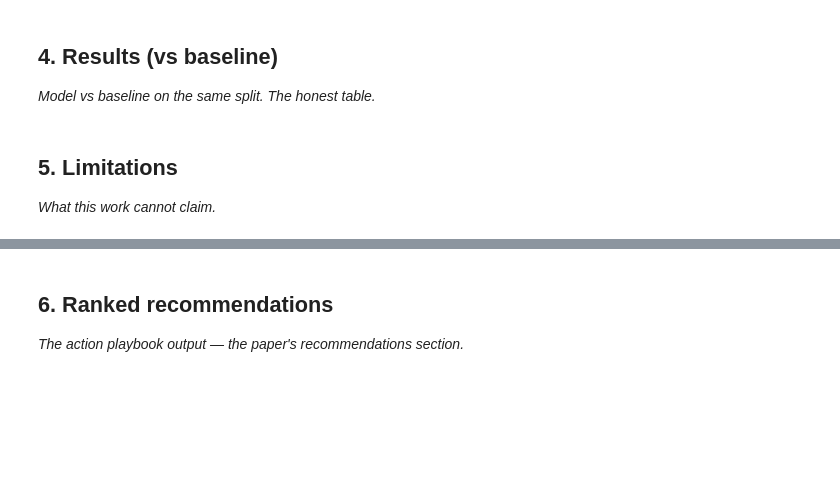
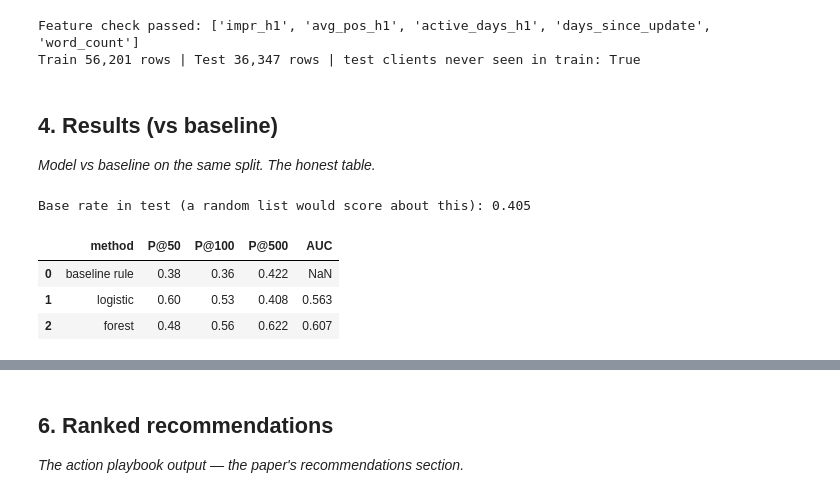
Before and after one commit to mansi-1002/flyrank-ml-internship, a Jupyter notebook: work/notebooks/capstone.ipynb, the cells around one changed output, grey strips where cells are left out. Drawn from its saved outputs; the diff is of its cells as text; code cells hidden in the pictures; blank space fills up the shorter version.

```diff
--- a/work/notebooks/capstone.ipynb
+++ b/work/notebooks/capstone.ipynb
@@ -21,8 +97,57 @@ This skeleton is yours to fill. Work the sections **in order** — each one has
+# %%
+from sklearn.model_selection import GroupShuffleSplit
+
+forbidden = {"impr_h2", "label", "client_hash_id", "content_hash_id"}
+assert not (set(FEATURES) & forbidden), "leak!"
+print("Feature check passed:", FEATURES)
+
+X = mar[FEATURES].replace([np.inf, -np.inf], np.nan).fillna(0)
+y = mar["label"].values
+tr, te = next(GroupShuffleSplit(test_size=0.3, random_state=42).split(X, y, mar["client_hash_id"]))
+print(f"Train {len(tr):,} rows | Test {len(te):,} rows | test clients never seen in train:",
+      set(mar.iloc[te]['client_hash_id']).isdisjoint(set(mar.iloc[tr]['client_hash_id'])))
+# %% [output]
+Feature check passed: ['impr_h1', 'avg_pos_h1', 'active_days_h1', 'days_since_update', 'word_count']
+Train 56,201 rows | Test 36,347 rows | test clients never seen in train: True
 # %% [markdown]
 ## 4. Results (vs baseline)
 
 *Model vs baseline on the same split. The honest table.*
-# %% [markdown]
-## 5. Limitations
-
-*What this work cannot claim.*
+# %%
+from sklearn.linear_model import LogisticRegression
+from sklearn.ensemble import RandomForestClassifier
+from sklearn.pipeline import make_pipeline
+from sklearn.preprocessing import StandardScaler
+from sklearn.metrics import roc_auc_score
+
+def precision_at_k(scores, labels, k):
+    order = np.argsort(-np.asarray(scores), kind="stable")
+    return float(np.asarray(labels)[order[:k]].mean())
+
+def baseline_score(d):
+    stale = (d["days_since_update"].fillna(0) >= 180).astype(int)
+    return (stale * d["impr_h1"]).values
+
+models = {
+    "logistic": make_pipeline(StandardScaler(), LogisticRegression(max_iter=1000, class_weight="balanced")),
+    "forest": RandomForestClassifier(n_estimators=200, max_depth=8, class_weight="balanced",
+                                     random_state=42, n_jobs=-1),
+}
+KS = (50, 100, 500)
+rows = []
+bs = baseline_score(mar.iloc[te])
+rows.append({"method": "baseline rule", **{f"P@{k}": round(precision_at_k(bs, y[te], k), 3) for k in KS}})
+for name, m in models.items():
+    m.fit(X.iloc[tr], y[tr])
+    s = m.predict_proba(X.iloc[te])[:, 1]
+    rows.append({"method": name, **{f"P@{k}": round(precision_at_k(s, y[te], k), 3) for k in KS},
+                 "AUC": round(roc_auc_score(y[te], s), 3)})
+results = pd.DataFrame(rows)
+print(f"Base rate in test (a random list would score about this): {y[te].mean():.3f}")
+results
+# %% [output]
+Base rate in test (a random list would score about this): 0.405
+|  | method | P@50 | P@100 | P@500 | AUC |
+| 0 | baseline rule | 0.38 | 0.36 | 0.422 | NaN |
+| 1 | logistic | 0.60 | 0.53 | 0.408 | 0.563 |
+| 2 | forest | 0.48 | 0.56 | 0.622 | 0.607 |
```
Also changed, not shown: parts of 14 cells of this notebook.
